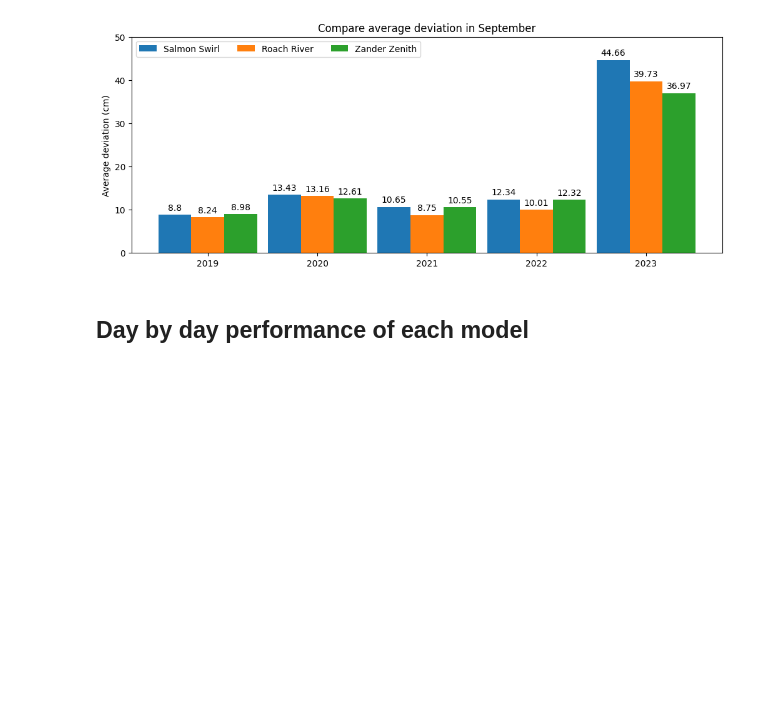
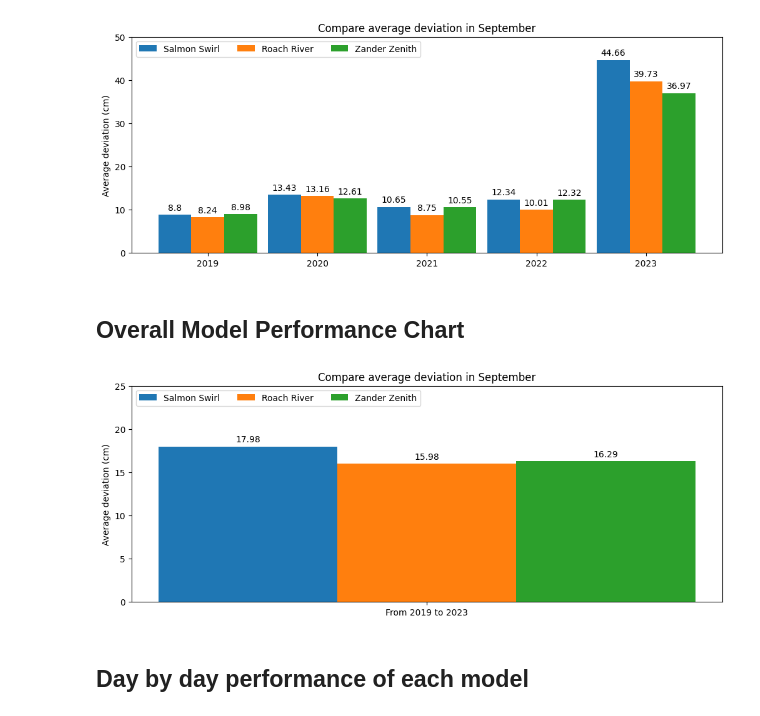
Before and after one commit to bauerjakob/innai-results, a Jupyter notebook: results.ipynb, the cells around one changed output. Drawn from its saved outputs; the diff is of its cells as text; code cells hidden in the pictures; blank space fills up the shorter version.

Commit message:
Created new charts

```diff
--- a/results.ipynb
+++ b/results.ipynb
@@ -96,6 +96,47 @@ def plot_month_chart(year_from: int, year_to: int, month: int):
 plot_month_chart(year_from, year_to, month)
 # %% [output]
 [figure]
+# %% [markdown]
+## Overall Model Performance Chart
+# %%
+def plot_overall_model_chart(year_from: int, year_to: int, month: int):
+    labels = [f"From {year_from} to {year_to}"]
+
+    s_values = get_values_for_month_chart(InnAiModel.SALMON_SWIRL, year_from, year_to, month)
+    r_values = get_values_for_month_chart(InnAiModel.ROACH_RIVER, year_from, year_to, month)
+    z_values = get_values_for_month_chart(InnAiModel.ZANDER_ZENITH, year_from, year_to, month)
+
+    values = {
+        'Salmon Swirl': [round(sum(s_values) / len(s_values), 2)],
+        'Roach River': [round(sum(r_values) / len(r_values), 2)],
+        'Zander Zenith': [round(sum(z_values) / len(z_values), 2)]
+    }
+
+    datetime_object = datetime.datetime.strptime(str(month), "%m")
+
+    x = np.arange(len(labels))
+    bar_width = 0.3
+    multiplier = 0
+
+    fig, ax = plt.subplots(layout='constrained', figsize=(10, 4))
+
+    for label, values in values.items():
+        offset = bar_width * multiplier
+        rects = ax.bar(x + offset, values, bar_width, label=label)
+        ax.bar_label(rects, padding=3)
+        multiplier += 1
+
+    ax.set_ylabel('Average deviation (cm)')
+    ax.set_title(f'Compare average deviation in {datetime_object.strftime("%B")}')
+    ax.set_xticks(x + bar_width, labels)
+    ax.legend(loc='upper left', ncols=3)
+    ax.set_ylim(0, 25)
+
+    plt.show()
+# %%
+plot_overall_model_chart(year_from, year_to, month)
+# %% [output]
+[figure, added]
 # %% [markdown]
 ## Day by day performance of each model
 # %%
```
Also changed, not shown: 3 other files.
